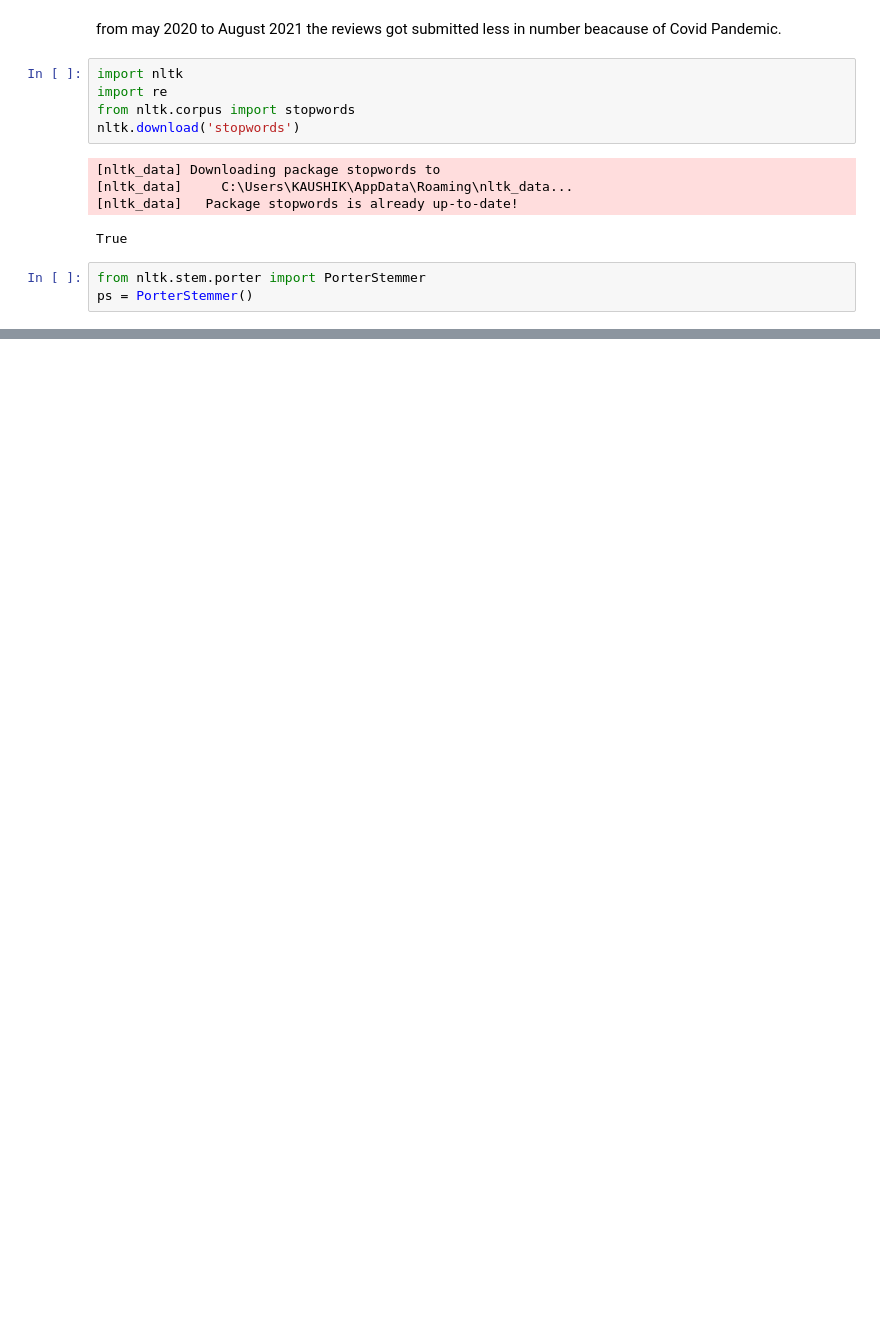
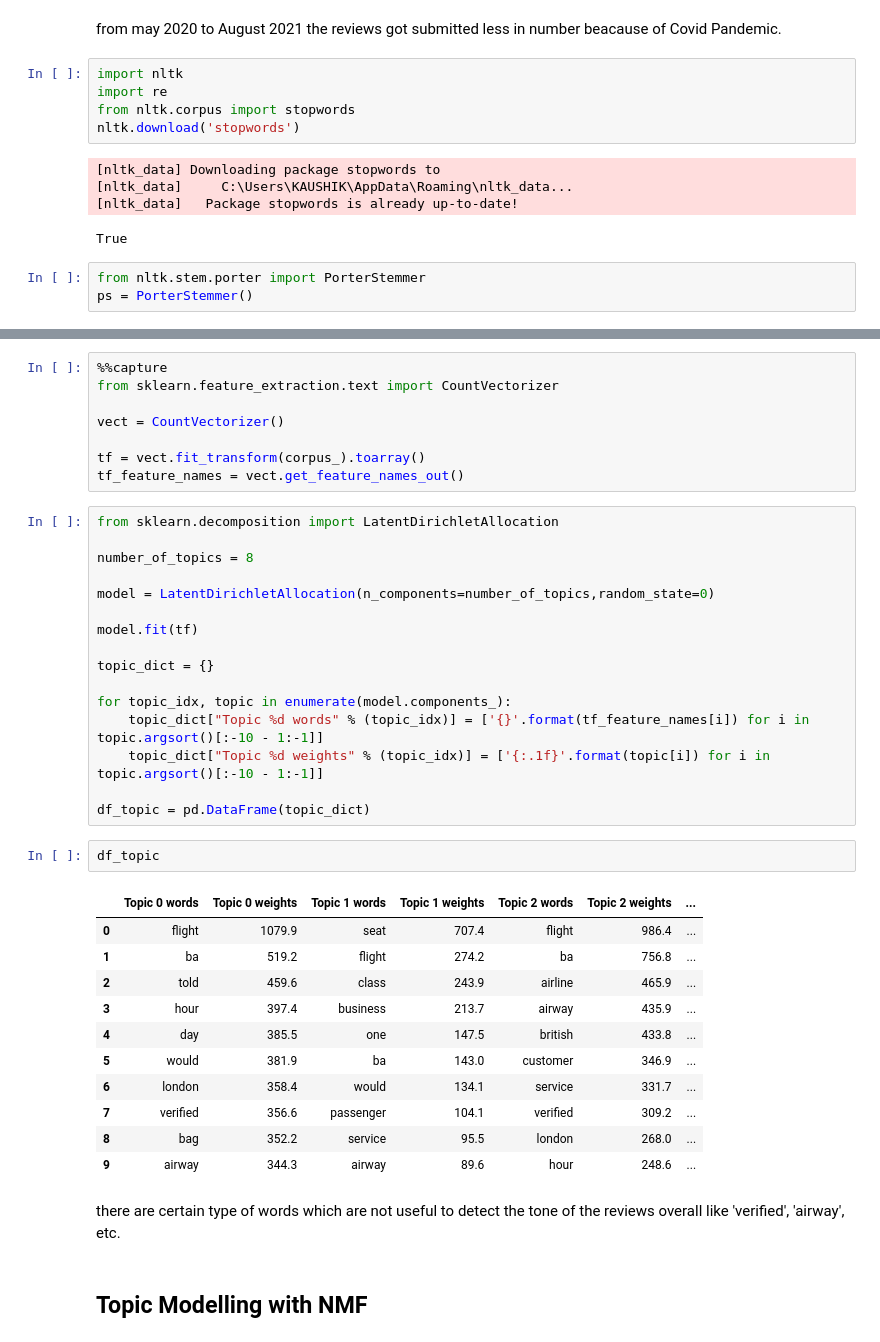
Before and after one commit to kaushik1064/ml-project, a Jupyter notebook: src/notebook/eda.ipynb, the cells around one changed output, grey strips where cells are left out. Drawn from its saved outputs; the diff is of its cells as text; blank space fills up the shorter version.

```diff
--- a/src/notebook/eda.ipynb
+++ b/src/notebook/eda.ipynb
@@ -422,0 +553,42 @@ NameError: name 'WordCloud' is not defined
+# %%
+%%capture
+from sklearn.feature_extraction.text import CountVectorizer
+
+vect = CountVectorizer()
+
+tf = vect.fit_transform(corpus_).toarray()
+tf_feature_names = vect.get_feature_names_out()
+# %%
+from sklearn.decomposition import LatentDirichletAllocation
+
+number_of_topics = 8
+
+model = LatentDirichletAllocation(n_components=number_of_topics,random_state=0)
+
+model.fit(tf)
+
+topic_dict = {}
+
+for topic_idx, topic in enumerate(model.components_):
+    topic_dict["Topic %d words" % (topic_idx)] = ['{}'.format(tf_feature_names[i]) for i in topic.argsort()[:-10 - 1:-1]]
+    topic_dict["Topic %d weights" % (topic_idx)] = ['{:.1f}'.format(topic[i]) for i in topic.argsort()[:-10 - 1:-1]]
+
+df_topic = pd.DataFrame(topic_dict)
+# %%
+df_topic
+# %% [output]
+|  | Topic 0 words | Topic 0 weights | Topic 1 words | Topic 1 weights | Topic 2 words | Topic 2 weights | ... |
+| 0 | flight | 1079.9 | seat | 707.4 | flight | 986.4 | ... |
+| 1 | ba | 519.2 | flight | 274.2 | ba | 756.8 | ... |
+| 2 | told | 459.6 | class | 243.9 | airline | 465.9 | ... |
+| 3 | hour | 397.4 | business | 213.7 | airway | 435.9 | ... |
+| 4 | day | 385.5 | one | 147.5 | british | 433.8 | ... |
+| 5 | would | 381.9 | ba | 143.0 | customer | 346.9 | ... |
+| 6 | london | 358.4 | would | 134.1 | service | 331.7 | ... |
+| 7 | verified | 356.6 | passenger | 104.1 | verified | 309.2 | ... |
+| 8 | bag | 352.2 | service | 95.5 | london | 268.0 | ... |
+| 9 | airway | 344.3 | airway | 89.6 | hour | 248.6 | ... |
+# %% [markdown]
+there are certain type of words which are not useful to detect the tone of the reviews overall like 'verified', 'airway', etc.
+# %% [markdown]
+## Topic Modelling with NMF
```
Also changed, not shown: parts of 17 cells of this notebook, 7 other files.
